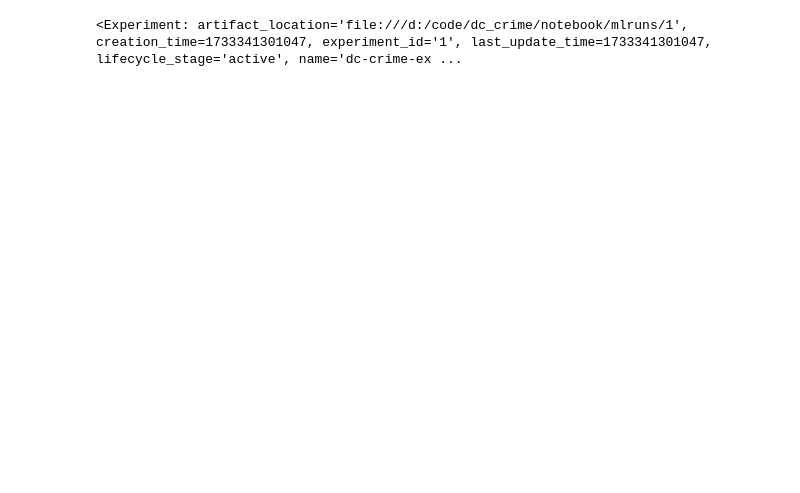
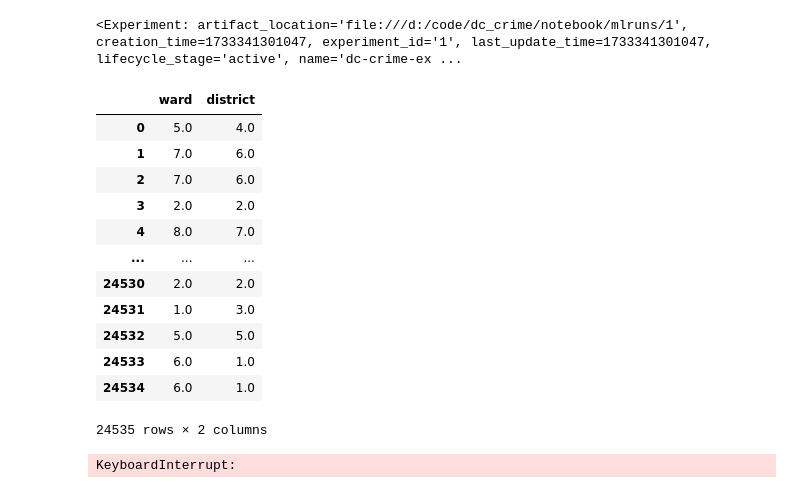
Before and after one commit to sam47-asfaw/dc-crime, a Jupyter notebook: notebook/model.ipynb, the cells around one changed output. Cells and saved outputs as stored; diff of their text form; code cells hidden in the pictures; blank space fills up the shorter version.

```diff
--- a/notebook/model.ipynb
+++ b/notebook/model.ipynb
@@ -144,3 +161,5 @@ numeric = list(new_df.select_dtypes(include=num_types))
+# %%
+numeric = ['ward','district']
 # %%
 categorical = list(df_full_train.select_dtypes(include=['O']))
 # %%
@@ -227,4 +245,20 @@ mlflow.set_tracking_uri("sqlite:///mlflow.db")
 mlflow.set_experiment("dc-crime-experiment")
 # %% [output]
 <Experiment: artifact_location='file:///d:/code/dc_crime/notebook/mlruns/1', creation_time=1733341301047, experiment_id='1', last_update_time=1733341301047, lifecycle_stage='active', name='dc-crime-ex ...
+# %%
+new_df[numeric]
+# %% [output]
+|  | ward | district |
+| 0 | 5.0 | 4.0 |
+| 1 | 7.0 | 6.0 |
+| 2 | 7.0 | 6.0 |
+| 3 | 2.0 | 2.0 |
+| 4 | 8.0 | 7.0 |
+| ... | ... | ... |
+| 24530 | 2.0 | 2.0 |
+| 24531 | 1.0 | 3.0 |
+| 24532 | 5.0 | 5.0 |
+| 24533 | 6.0 | 1.0 |
+| 24534 | 6.0 | 1.0 |
+24535 rows × 2 columns
 # %%
@@ -255,3 +289,9 @@ rf = RandomForestClassifier(
     random_state=1,
     n_jobs=-1,
         )
+# %%
+dv, model = rf_train(df_train, y_train, rf)
+y_pred, y_pred_prob= rf_predict(df_val, dv, model)
+y_pred
+# %% [output]
+KeyboardInterrupt:
```
Also changed, not shown: parts of 6 cells of this notebook.
